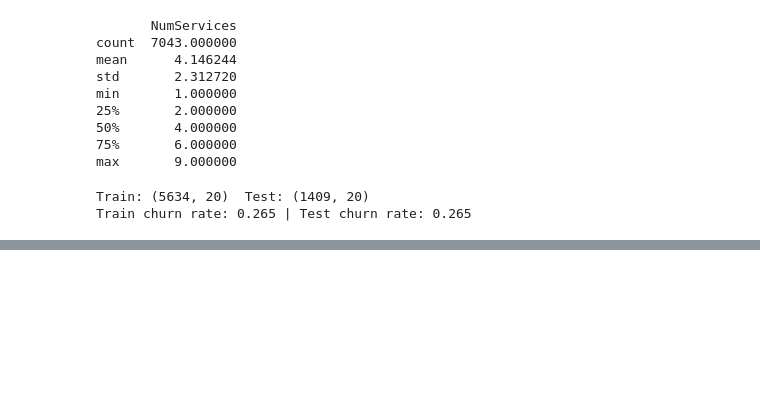
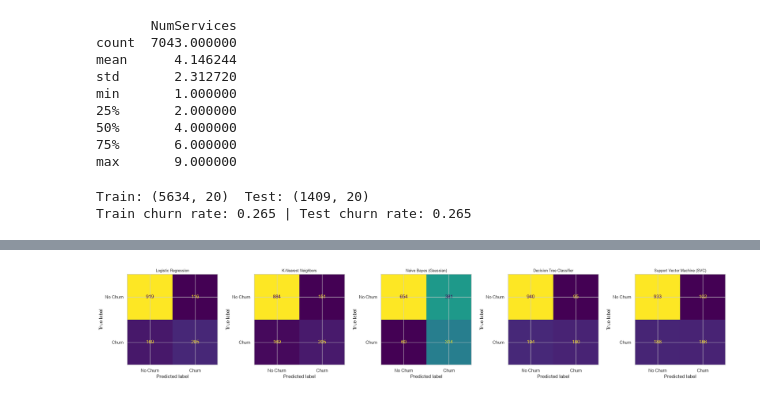
Before and after one commit to ManashaYoges/Team13_ML, a Jupyter notebook: notebooks/classification.ipynb, the cells around one changed output, grey strips where cells are left out. Drawn from its saved outputs; the diff is of its cells as text; code cells hidden in the pictures; blank space fills up the shorter version.

```diff
--- a/notebooks/classification.ipynb
+++ b/notebooks/classification.ipynb
@@ -264,0 +270,32 @@ Train churn rate: 0.265 | Test churn rate: 0.265
+# %%
+models_partA = {
+    '1. Logistic Regression': LogisticRegression(max_iter=2000, random_state=RANDOM_STATE),
+    '2. K-Nearest Neighbors': KNeighborsClassifier(n_neighbors=11),
+    '3. Naive Bayes (Gaussian)': GaussianNB(),
+    '4. Decision Tree Classifier': DecisionTreeClassifier(max_depth=6, random_state=RANDOM_STATE),
+    '5. Support Vector Machine (SVC)': SVC(C=1.0, kernel='rbf', probability=True, random_state=RANDOM_STATE),
+}
+# %%
+results = []
+fitted_pipelines = {}
+roc_data = {}
+
+for name, estimator in models_partA.items():
+    pipe = Pipeline([('prep', preprocessor), ('model', estimator)])
+    pipe.fit(X_train, y_train)
+    preds = pipe.predict(X_test)
+    proba = pipe.predict_proba(X_test)[:, 1]
+
+    acc = accuracy_score(y_test, preds)
+    prec = precision_score(y_test, preds, average='weighted')
+    rec = recall_score(y_test, preds, average='weighted')
+    f1 = f1_score(y_test, preds, average='weighted')
+    auc = roc_auc_score(y_test, proba)
+
+    results.append({'Algorithm': name, 'Accuracy': acc, 'Precision': prec,
+                     'Recall': rec, 'F1 (weighted)': f1, 'ROC-AUC': auc})
+    fitted_pipelines[name] = pipe
+    roc_data[name] = (y_test, proba)
+
+results_df = pd.DataFrame(results).sort_values('F1 (weighted)', ascending=False).reset_index(drop=True)
+results_df
@@ -264,0 +323,12 @@ Train churn rate: 0.265 | Test churn rate: 0.265
+# %%
+# Confusion matrix for every Part-A algorithm
+fig, axes = plt.subplots(1, 5, figsize=(22,4))
+for ax, (name, pipe) in zip(axes, fitted_pipelines.items()):
+    preds = pipe.predict(X_test)
+    cm = confusion_matrix(y_test, preds)
+    ConfusionMatrixDisplay(cm, display_labels=['No Churn', 'Churn']).plot(ax=ax, colorbar=False)
+    ax.set_title(name.split('. ')[1], fontsize=9)
+plt.tight_layout()
+plt.show()
+# %% [output]
+[figure, added]
```
Also changed, not shown: parts of 6 cells of this notebook.
